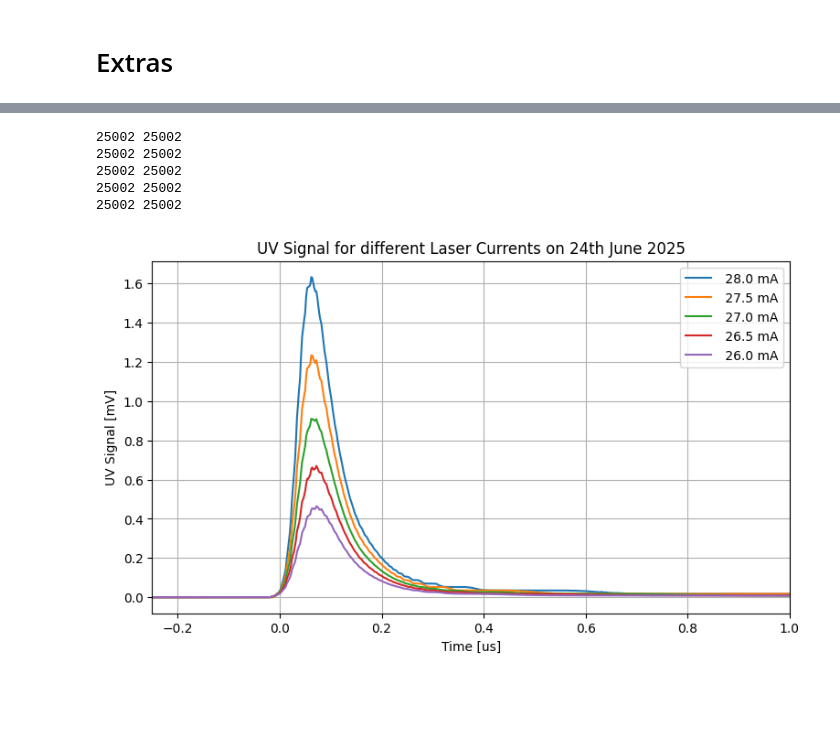
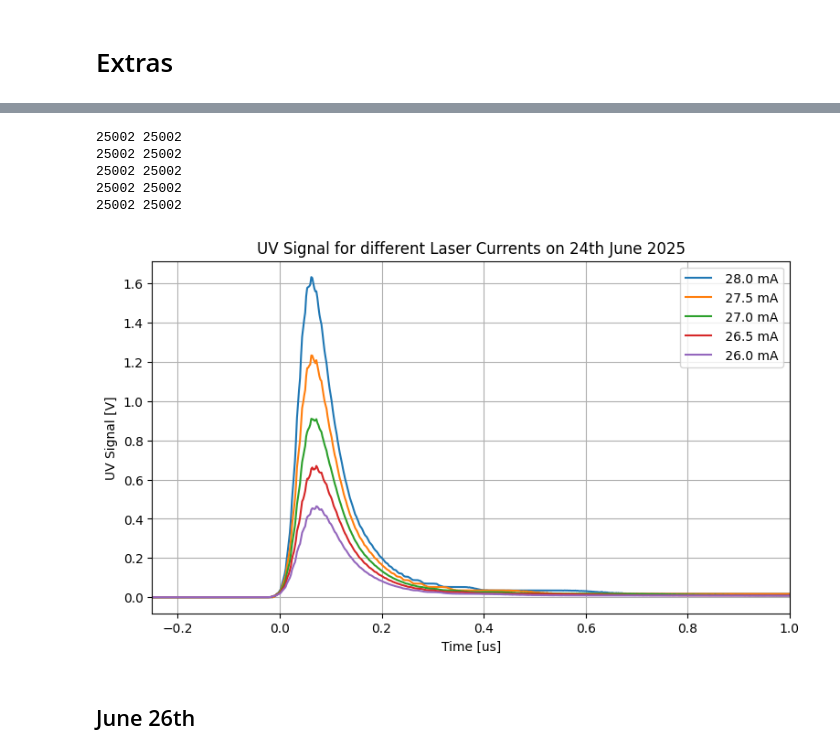
Before and after one commit to jbane11/nexo, a Jupyter notebook: Lab028/osci/Session_analysis.ipynb, the cells around one changed output, grey strips where cells are left out. Drawn from its saved outputs; the diff is of its cells as text; code cells hidden in the pictures; blank space fills up the shorter version.

```diff
--- a/Lab028/osci/Session_analysis.ipynb
+++ b/Lab028/osci/Session_analysis.ipynb
@@ -636,6 +651,7 @@ def Analyze_Cathode(waveform,background_waveform, type=0,dobg_sub=0,stepcounts=[
         # ax_cathode_ana.errorbar(x=waveform["time"][peak_edge_location],y=fit_y[peak_edge_location]*der_norm_for_plt-1,
         #                       fmt=" ", marker="|",label="Peak Location", color="Navy")
         ax_cathode_ana.legend()
+        ax_cathode_ana.set_xlim(-1,5)
 
 
     edge_index_1 = np.where(peak_edge_location < peak_index[0][0])
@@ -986,0 +1124,5 @@ def Analyze_Anode(waveform,background_waveform, type = 0,dobg_sub=1,stepcounts=[
+# %%
+run_number = 1332
+
+waveform = Get_Waveform_from_session(run_number)
+UV_analysis(waveform,debug=10,plot=True)
@@ -1242,7 +1344,7 @@ do_sub = 0
 debug= 1
 
 
-all_runs = RunDatabase.query('213 <= run <=318').run.unique().tolist()[::-1]
+all_runs = [250]#RunDatabase.query('213 <= run <=318').run.unique().tolist()[::-1]
 
 
 for run_number in all_runs:
@@ -1899,2 +1812,4 @@ Laser power analysis for Run number: 500
 # %%
-June24th_runs =  get_data_from_session( list(search_runs_in_db({"date":"250624","anode_V":"126"}).keys())[0] )
+June24th_runs =  get_data_from_session( list(search_runs_in_db({"date":"250624"}).keys())[0] )
+
+June24th_runs["run"].keys()
@@ -1934,32 +1831,32 @@ for run in  ['1202', '1203', '1204', '1205', '1206'][::-1]:
         continue
 
 
 
     laser_A=waveform["metadata"]["laser_A"]
     results["laser_A"] = laser_A
 
     results["UV peak"] = np.max(waveform["uv"])
 
 
 
     print(len(waveform["time"]), len(waveform["uv"]))
     try:
         bx.errorbar(x=waveform["time"]/1e3, y=waveform["uv"],
                 label=f" {laser_A} mA")
     except:
         print(f"Error in plotting run {run} with laser current {laser_A} mA")
         continue
     UV_results.append(results)
     plt.xlabel("Time [us]")
-    plt.ylabel("UV Signal [mV]")
+    plt.ylabel("UV Signal [V]")
     plt.xlim(-0.25,1.)
     plt.grid()
     plt.legend()
     plt.title("UV Signal for different Laser Currents on 24th June 2025")
 # %% [output]
 25002 25002
 25002 25002
 25002 25002
 25002 25002
 25002 25002
-[figure, old version]
+[figure, new version]
@@ -1965,0 +1968,2 @@ for run in  ['1202', '1203', '1204', '1205', '1206'][::-1]:
+# %% [markdown]
+## June 26th
```
Also changed, not shown: parts of 53 cells of this notebook.
